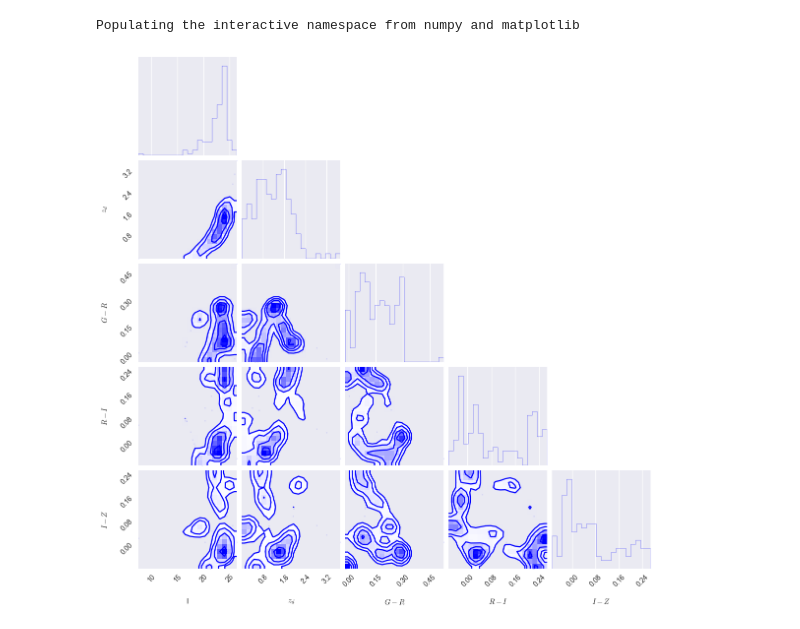
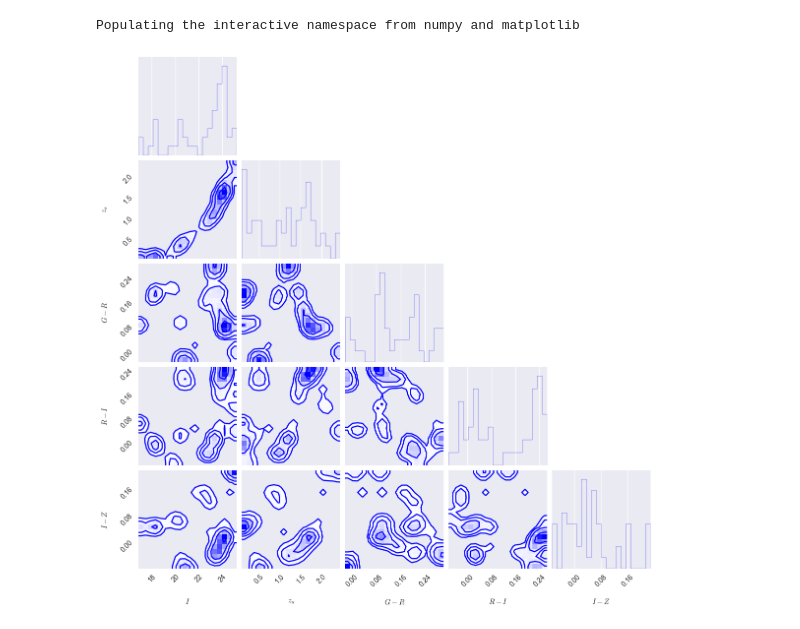
Before and after one commit to drphilmarshall/OM10, a Jupyter notebook: notebooks/QuasarColorComparison.ipynb, the cells around one changed output. Cells and saved outputs as stored; diff of their text form; code cells hidden in the pictures.

```diff
--- a/notebooks/QuasarColorComparison.ipynb
+++ b/notebooks/QuasarColorComparison.ipynb
@@ -32,7 +32,7 @@ i=[]
 gr=[]
 ri=[]
 iz=[]
-for number in range(150):
+for number in range(50):
     # key : ra dec dered_u dered_g dered_r dered_i dered_z mag_u mag_g mag_r
     # mag_i mag_z spec_z u_g_color g_r_color r_i color i_z carlar ...
     rand = random.randint(0, len(qso)-1)
@@ -59,9 +59,9 @@ axis_labels['IZ'] = '$I-Z$'
 # %%
 matplotlib.rc('text', usetex=False)
 # plot the above colored lens
-data = Table({'MAGI_Q': i, 'ZLENS': z, 'GR': gr, 'RI': ri, 'IZ': iz}, names=['MAGI_Q', 'ZLENS', 'GR', 'RI', 'IZ'])
-features, labels = plotting.extract_features(data, ('MAGI_Q','ZLENS', 'GR', 'RI', 'IZ'))
+data = Table({'MAGI_Q': i, 'ZSRC': z, 'GR': gr, 'RI': ri, 'IZ': iz}, names=['MAGI_Q', 'ZSRC', 'GR', 'RI', 'IZ'])
+features, labels = plotting.extract_features(data, ('MAGI_Q','ZSRC', 'GR', 'RI', 'IZ'))
 fig1 = corner.corner(features, labels=labels, color='blue', smooth=1.0)
 # %% [output]
-[figure, old version]
+[figure, new version]
 # %%
```
Also changed, not shown: parts of 3 cells of this notebook, 1 other file.
